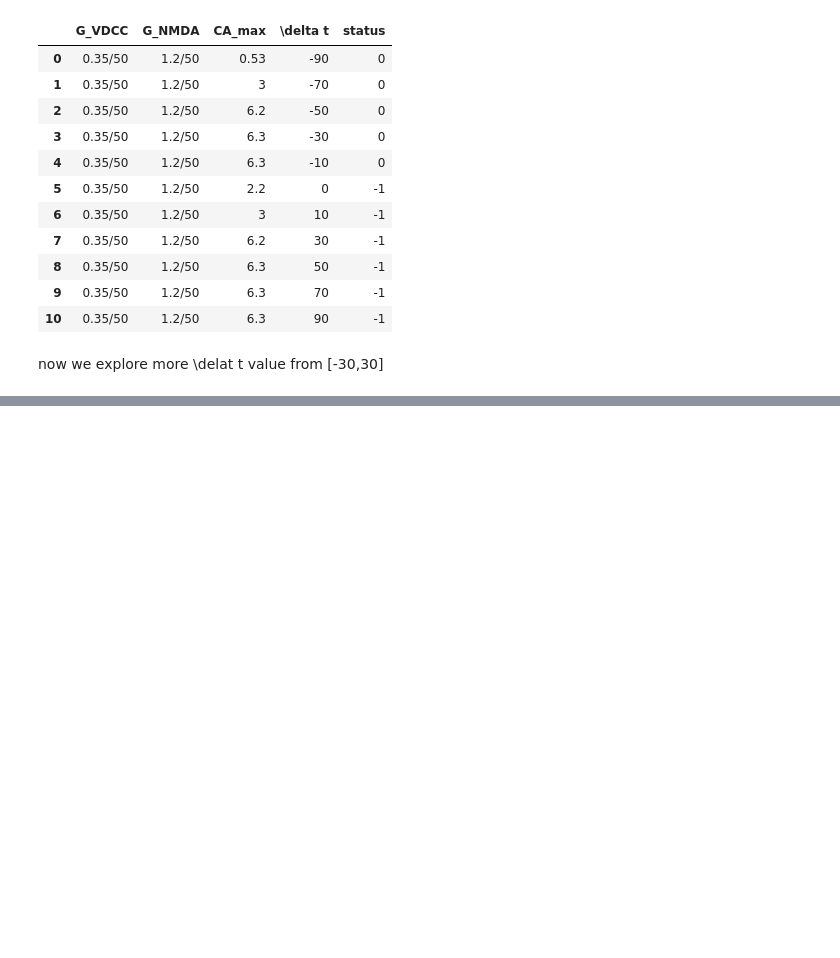
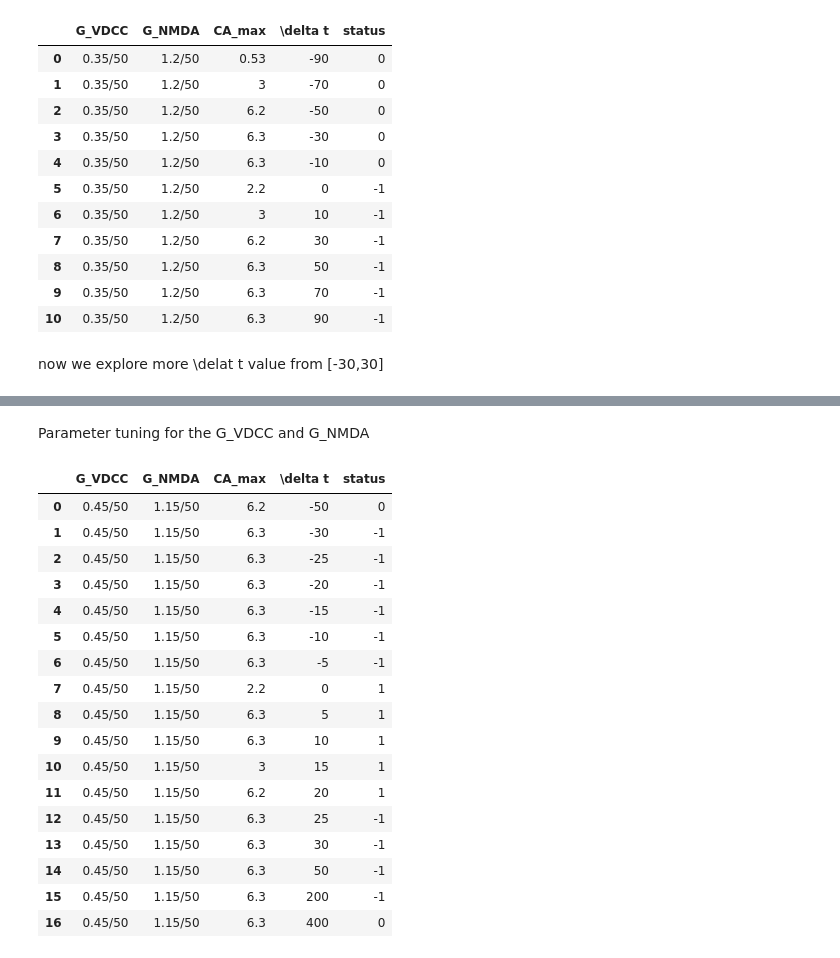
Before and after one commit to devt287/Synaptic_Plasticity, a Jupyter notebook: parameter_tuning.ipynb, the cells around one changed output, grey strips where cells are left out. Drawn from its saved outputs; the diff is of its cells as text; code cells hidden in the pictures; blank space fills up the shorter version.

```diff
--- a/parameter_tuning.ipynb
+++ b/parameter_tuning.ipynb
@@ -496,0 +872,45 @@ display(df)
+# %%
+CA1 = np.empty((0, 5), dtype=object)  # Use object dtype for mixed types
+CA1 = np.array(["G_VDCC", "G_NMDA", "CA_max", "\delta t","status"])
+# Add rows to the matrix
+
+CA1 = add_row(CA1, ["0.45/50", "1.15/50", 6.2,"-50",0])
+CA1 = add_row(CA1, ["0.45/50", "1.15/50", 6.3,"-30",-1])
+CA1 = add_row(CA1, ["0.45/50", "1.15/50", 6.3,"-25",-1])
+CA1 = add_row(CA1, ["0.45/50", "1.15/50", 6.3,"-20",-1])
+CA1 = add_row(CA1, ["0.45/50", "1.15/50", 6.3,"-15",-1])
+CA1 = add_row(CA1, ["0.45/50", "1.15/50", 6.3,"-10",-1])
+CA1 = add_row(CA1, ["0.45/50", "1.15/50", 6.3,"-5",-1])
+CA1 = add_row(CA1, ["0.45/50", "1.15/50", 2.2,"0" , 1])
+CA1 = add_row(CA1, ["0.45/50", "1.15/50", 6.3,"5",1])
+CA1 = add_row(CA1, ["0.45/50", "1.15/50", 6.3,"10",1])
+CA1 = add_row(CA1, ["0.45/50", "1.15/50", 3,  "15",1])
+CA1 = add_row(CA1, ["0.45/50", "1.15/50", 6.2,"20",1])
+CA1 = add_row(CA1, ["0.45/50", "1.15/50", 6.3,"25",-1])
+CA1 = add_row(CA1, ["0.45/50", "1.15/50", 6.3,"30",-1])
+CA1 = add_row(CA1, ["0.45/50", "1.15/50", 6.3,"50",-1])
+CA1 = add_row(CA1, ["0.45/50", "1.15/50", 6.3,"200",-1])
+CA1 = add_row(CA1, ["0.45/50", "1.15/50", 6.3,"400",0])
+df = pd.DataFrame(CA1[1:], columns=CA1[0])
+display(Markdown("Parameter tuning for the G_VDCC and G_NMDA"))
+display(df)
+# %% [output]
+Parameter tuning for the G_VDCC and G_NMDA
+|  | G_VDCC | G_NMDA | CA_max | \delta t | status |
+| 0 | 0.45/50 | 1.15/50 | 6.2 | -50 | 0 |
+| 1 | 0.45/50 | 1.15/50 | 6.3 | -30 | -1 |
+| 2 | 0.45/50 | 1.15/50 | 6.3 | -25 | -1 |
+| 3 | 0.45/50 | 1.15/50 | 6.3 | -20 | -1 |
+| 4 | 0.45/50 | 1.15/50 | 6.3 | -15 | -1 |
+| 5 | 0.45/50 | 1.15/50 | 6.3 | -10 | -1 |
+| 6 | 0.45/50 | 1.15/50 | 6.3 | -5 | -1 |
+| 7 | 0.45/50 | 1.15/50 | 2.2 | 0 | 1 |
+| 8 | 0.45/50 | 1.15/50 | 6.3 | 5 | 1 |
+| 9 | 0.45/50 | 1.15/50 | 6.3 | 10 | 1 |
+| 10 | 0.45/50 | 1.15/50 | 3 | 15 | 1 |
+| 11 | 0.45/50 | 1.15/50 | 6.2 | 20 | 1 |
+| 12 | 0.45/50 | 1.15/50 | 6.3 | 25 | -1 |
+| 13 | 0.45/50 | 1.15/50 | 6.3 | 30 | -1 |
+| 14 | 0.45/50 | 1.15/50 | 6.3 | 50 | -1 |
+| 15 | 0.45/50 | 1.15/50 | 6.3 | 200 | -1 |
+| 16 | 0.45/50 | 1.15/50 | 6.3 | 400 | 0 |
```
Also changed, not shown: parts of 12 cells of this notebook.
